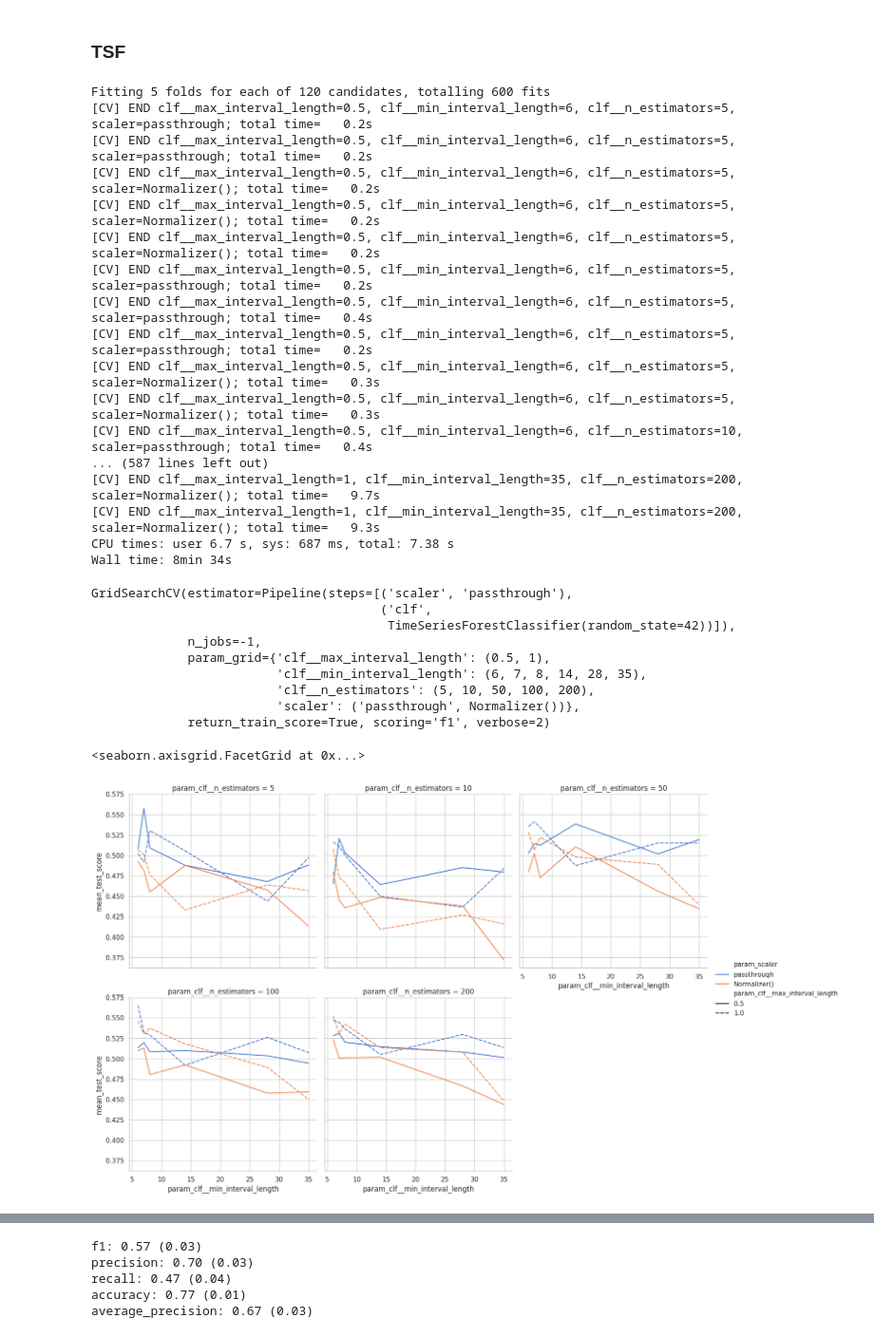
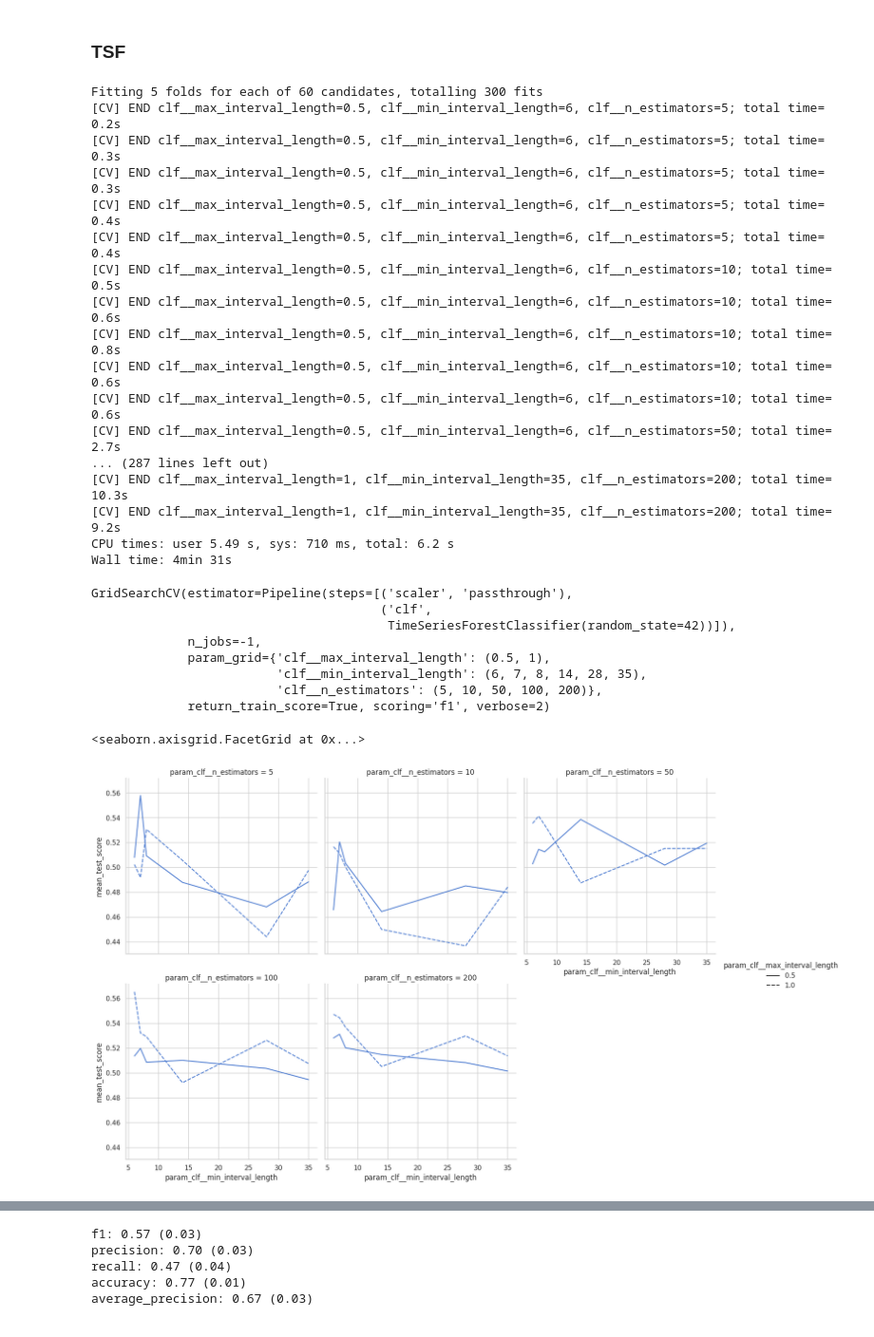
Before and after one commit to g-fabiani4-unipi/dm2_project, a Jupyter notebook: src/time_series/ensemble_interval_based.ipynb, the cells around one changed output, grey strips where cells are left out. Shown at 95% size. Saved outputs shown, nothing was run; the diff lists cells and outputs as text; code cells hidden in the pictures.

```diff
--- a/src/time_series/ensemble_interval_based.ipynb
+++ b/src/time_series/ensemble_interval_based.ipynb
@@ -73,7 +73,6 @@ param_grid = {
     'clf__min_interval_length': (6, 7, 8, 14, 28, 35),
     'clf__n_estimators': (5, 10, 50, 100, 200),
     'clf__max_interval_length': (.5, 1),
-    'scaler': ('passthrough', Normalizer()),
 }
 
 
@@ -282,42 +278,40 @@ grid = GridSearchCV(pipeline,
 %%time
 grid.fit(train_X, train_y)
 # %% [output]
-Fitting 5 folds for each of 120 candidates, totalling 600 fits
-[CV] END clf__max_interval_length=0.5, clf__min_interval_length=6, clf__n_estimators=5, scaler=passthrough; total time=   0.2s
-[CV] END clf__max_interval_length=0.5, clf__min_interval_length=6, clf__n_estimators=5, scaler=passthrough; total time=   0.2s
-[CV] END clf__max_interval_length=0.5, clf__min_interval_length=6, clf__n_estimators=5, scaler=Normalizer(); total time=   0.2s
-[CV] END clf__max_interval_length=0.5, clf__min_interval_length=6, clf__n_estimators=5, scaler=Normalizer(); total time=   0.2s
-[CV] END clf__max_interval_length=0.5, clf__min_interval_length=6, clf__n_estimators=5, scaler=Normalizer(); total time=   0.2s
-[CV] END clf__max_interval_length=0.5, clf__min_interval_length=6, clf__n_estimators=5, scaler=passthrough; total time=   0.2s
-[CV] END clf__max_interval_length=0.5, clf__min_interval_length=6, clf__n_estimators=5, scaler=passthrough; total time=   0.4s
-[CV] END clf__max_interval_length=0.5, clf__min_interval_length=6, clf__n_estimators=5, scaler=passthrough; total time=   0.2s
-[CV] END clf__max_interval_length=0.5, clf__min_interval_length=6, clf__n_estimators=5, scaler=Normalizer(); total time=   0.3s
-[CV] END clf__max_interval_length=0.5, clf__min_interval_length=6, clf__n_estimators=5, scaler=Normalizer(); total time=   0.3s
-[CV] END clf__max_interval_length=0.5, clf__min_interval_length=6, clf__n_estimators=10, scaler=passthrough; total time=   0.4s
-... (587 lines left out)
-[CV] END clf__max_interval_length=1, clf__min_interval_length=35, clf__n_estimators=200, scaler=Normalizer(); total time=   9.7s
-[CV] END clf__max_interval_length=1, clf__min_interval_length=35, clf__n_estimators=200, scaler=Normalizer(); total time=   9.3s
-CPU times: user 6.7 s, sys: 687 ms, total: 7.38 s
-Wall time: 8min 34s
+Fitting 5 folds for each of 60 candidates, totalling 300 fits
+[CV] END clf__max_interval_length=0.5, clf__min_interval_length=6, clf__n_estimators=5; total time=   0.2s
+[CV] END clf__max_interval_length=0.5, clf__min_interval_length=6, clf__n_estimators=5; total time=   0.3s
+[CV] END clf__max_interval_length=0.5, clf__min_interval_length=6, clf__n_estimators=5; total time=   0.3s
+[CV] END clf__max_interval_length=0.5, clf__min_interval_length=6, clf__n_estimators=5; total time=   0.4s
+[CV] END clf__max_interval_length=0.5, clf__min_interval_length=6, clf__n_estimators=5; total time=   0.4s
+[CV] END clf__max_interval_length=0.5, clf__min_interval_length=6, clf__n_estimators=10; total time=   0.5s
+[CV] END clf__max_interval_length=0.5, clf__min_interval_length=6, clf__n_estimators=10; total time=   0.6s
+[CV] END clf__max_interval_length=0.5, clf__min_interval_length=6, clf__n_estimators=10; total time=   0.8s
+[CV] END clf__max_interval_length=0.5, clf__min_interval_length=6, clf__n_estimators=10; total time=   0.6s
+[CV] END clf__max_interval_length=0.5, clf__min_interval_length=6, clf__n_estimators=10; total time=   0.6s
+[CV] END clf__max_interval_length=0.5, clf__min_interval_length=6, clf__n_estimators=50; total time=   2.7s
+... (287 lines left out)
+[CV] END clf__max_interval_length=1, clf__min_interval_length=35, clf__n_estimators=200; total time=  10.3s
+[CV] END clf__max_interval_length=1, clf__min_interval_length=35, clf__n_estimators=200; total time=   9.2s
+CPU times: user 5.49 s, sys: 710 ms, total: 6.2 s
+Wall time: 4min 31s
 GridSearchCV(estimator=Pipeline(steps=[('scaler', 'passthrough'),
                                        ('clf',
                                         TimeSeriesForestClassifier(random_state=42))]),
              n_jobs=-1,
              param_grid={'clf__max_interval_length': (0.5, 1),
                          'clf__min_interval_length': (6, 7, 8, 14, 28, 35),
-                         'clf__n_estimators': (5, 10, 50, 100, 200),
-                         'scaler': ('passthrough', Normalizer())},
+                         'clf__n_estimators': (5, 10, 50, 100, 200)},
              return_train_score=True, scoring='f1', verbose=2)
 # %%
 results = pd.DataFrame(grid.cv_results_)
 sns.relplot(results, x='param_clf__min_interval_length', y='mean_test_score', kind='line',
             col='param_clf__n_estimators',
-            hue='param_scaler',
             style='param_clf__max_interval_length',
             col_wrap=3)
 # %% [output]
 <seaborn.axisgrid.FacetGrid at 0x...>
-[figure, old version]
+[figure, new version]
 # %%
 grid.best_params_
 # %% [output]
```
Also changed, not shown: parts of 17 cells of this notebook.
